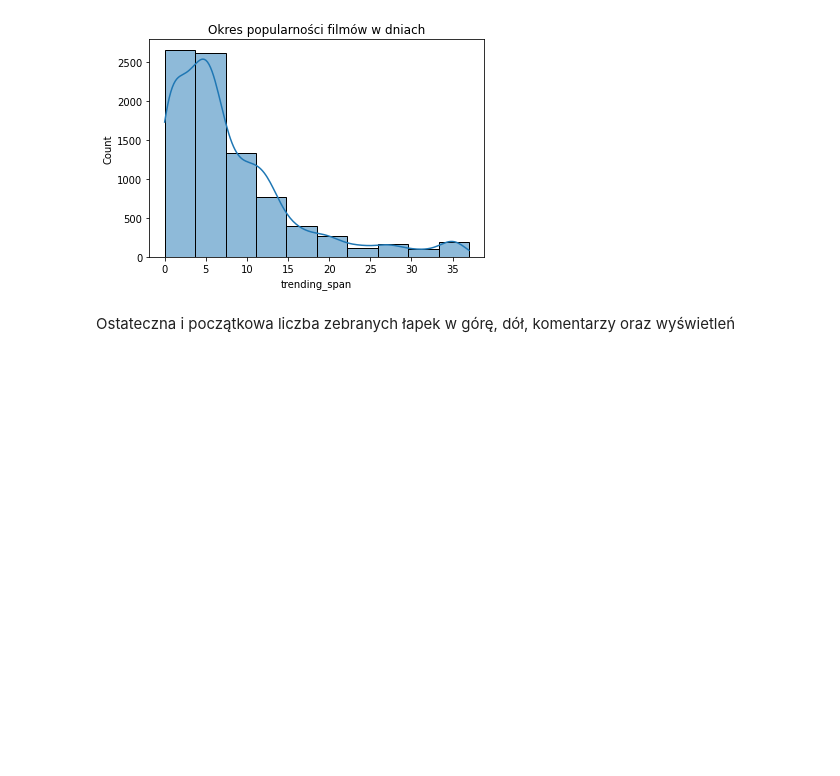
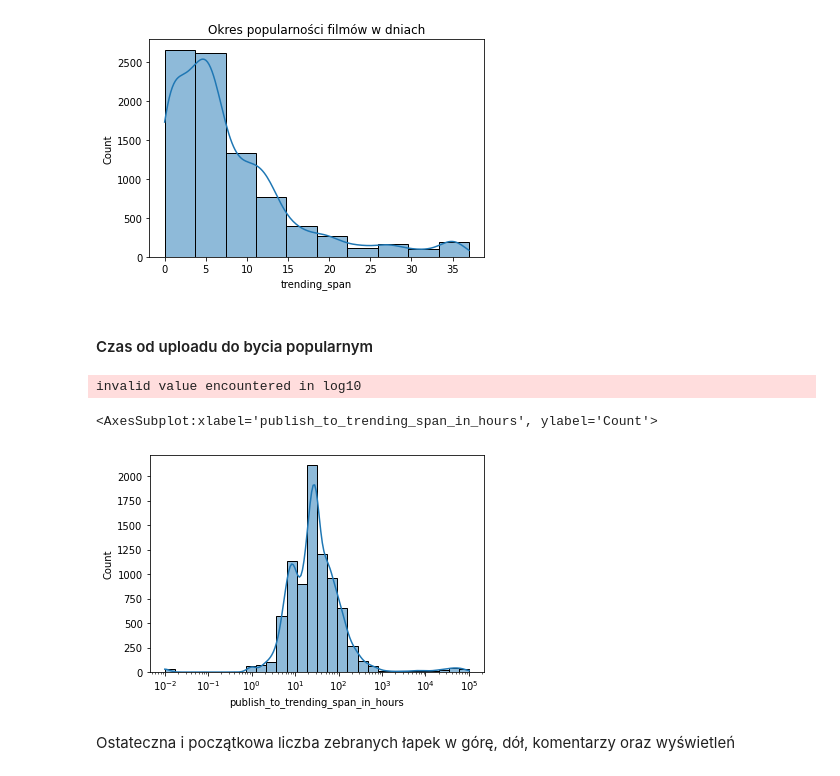
Before and after one commit to AxolotlOfConflagration/yt_trending_videos, a Jupyter notebook: checkpoint1.ipynb, the cells around one changed output. Cells and saved outputs as stored; diff of their text form; code cells hidden in the pictures; blank space fills up the shorter version.

Commit message:
Updated inital statistcs and plots, add likes/dislikes comments count and time features

```diff
--- a/checkpoint1.ipynb
+++ b/checkpoint1.ipynb
@@ -494,6 +494,18 @@ g.set(title='Okres popularności filmów w dniach')
 # %% [output]
 [Text(0.5, 1.0, 'Okres popularności filmów w dniach')]
 [figure]
+# %% [markdown]
+#### Czas od uploadu do bycia popularnym
+# %%
+videos_df['publish_to_trending_span'] = videos_df.trending_date_start.dt.tz_localize(tz='UTC') - videos_df.publish_time
+componets_df = videos_df.publish_to_trending_span.dt.components
+
+videos_df['publish_to_trending_span_in_hours'] = componets_df.days * 24 + componets_df.hours
+sns.histplot(videos_df.drop_duplicates(subset=['video_id']).publish_to_trending_span_in_hours + 0.01, bins=30, kde=True, log_scale=True)
+# %% [output]
+invalid value encountered in log10
+<AxesSubplot:xlabel='publish_to_trending_span_in_hours', ylabel='Count'>
+[figure, added]
 # %% [markdown]
 Ostateczna i początkowa liczba zebranych łapek w górę, dół, komentarzy oraz wyświetleń
 # %%
```
Also changed, not shown: parts of 1 cell of this notebook.
